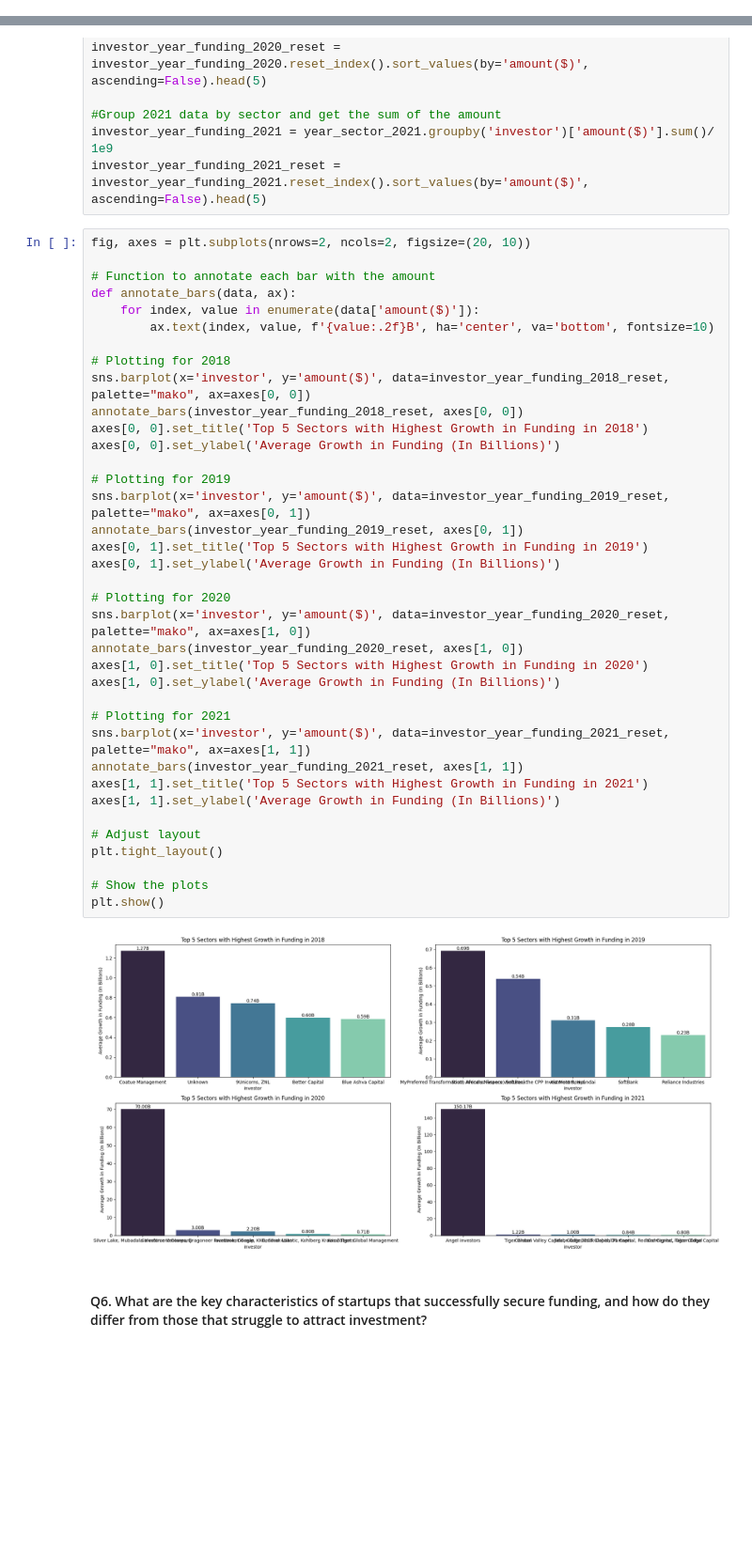
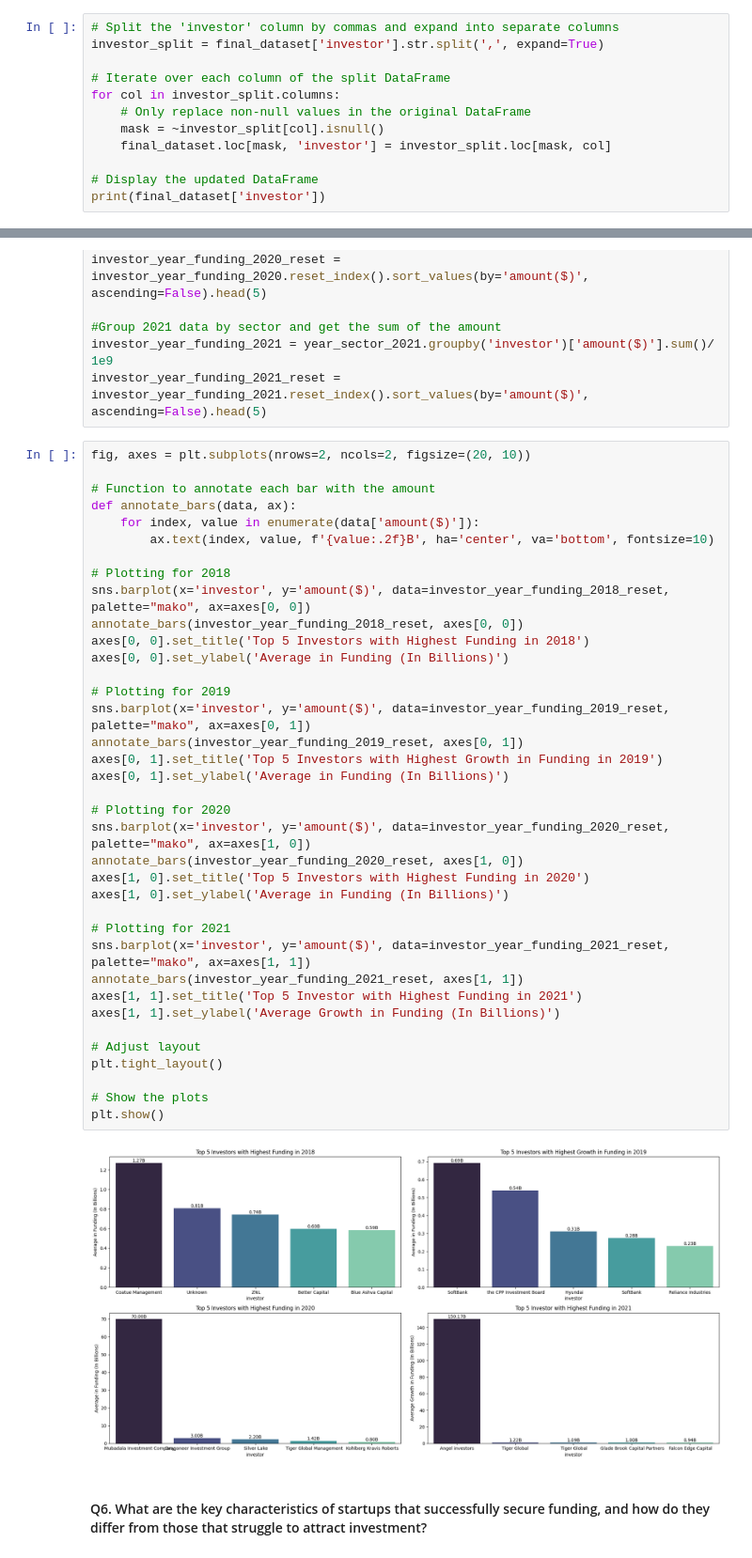
Before and after one commit to heldana30/Azubi_Africa_Live_Project_Indian_Startup_Funding_Analysis, a Jupyter notebook: indian_start_up_funding_analysis.ipynb, the cells around one changed output, grey strips where cells are left out. Shown at 94% size. Cells and saved outputs as stored; diff of their text form; blank space fills up the shorter version.

Commit message:
clean investors column, answer last business question and modification on some visuals.

```diff
--- a/indian_start_up_funding_analysis.ipynb
+++ b/indian_start_up_funding_analysis.ipynb
@@ -1171,0 +1175,12 @@ dtype: int64
+# %%
+# Split the 'investor' column by commas and expand into separate columns
+investor_split = final_dataset['investor'].str.split(',', expand=True)
+
+# Iterate over each column of the split DataFrame
+for col in investor_split.columns:
+    # Only replace non-null values in the original DataFrame
+    mask = ~investor_split[col].isnull()
+    final_dataset.loc[mask, 'investor'] = investor_split.loc[mask, col]
+
+# Display the updated DataFrame
+print(final_dataset['investor'])
@@ -1709,40 +1711,40 @@ investor_year_funding_2021_reset = investor_year_funding_2021.reset_index().sort
 fig, axes = plt.subplots(nrows=2, ncols=2, figsize=(20, 10))
 
 # Function to annotate each bar with the amount
 def annotate_bars(data, ax):
     for index, value in enumerate(data['amount($)']):
         ax.text(index, value, f'{value:.2f}B', ha='center', va='bottom', fontsize=10)
 
 # Plotting for 2018
 sns.barplot(x='investor', y='amount($)', data=investor_year_funding_2018_reset, palette="mako", ax=axes[0, 0])
 annotate_bars(investor_year_funding_2018_reset, axes[0, 0])
-axes[0, 0].set_title('Top 5 Sectors with Highest Growth in Funding in 2018')
-axes[0, 0].set_ylabel('Average Growth in Funding (In Billions)')
+axes[0, 0].set_title('Top 5 Investors with Highest Funding in 2018')
+axes[0, 0].set_ylabel('Average in Funding (In Billions)')
 
 # Plotting for 2019
 sns.barplot(x='investor', y='amount($)', data=investor_year_funding_2019_reset, palette="mako", ax=axes[0, 1])
 annotate_bars(investor_year_funding_2019_reset, axes[0, 1])
-axes[0, 1].set_title('Top 5 Sectors with Highest Growth in Funding in 2019')
-axes[0, 1].set_ylabel('Average Growth in Funding (In Billions)')
+axes[0, 1].set_title('Top 5 Investors with Highest Growth in Funding in 2019')
+axes[0, 1].set_ylabel('Average in Funding (In Billions)')
 
 # Plotting for 2020
 sns.barplot(x='investor', y='amount($)', data=investor_year_funding_2020_reset, palette="mako", ax=axes[1, 0])
 annotate_bars(investor_year_funding_2020_reset, axes[1, 0])
-axes[1, 0].set_title('Top 5 Sectors with Highest Growth in Funding in 2020')
-axes[1, 0].set_ylabel('Average Growth in Funding (In Billions)')
+axes[1, 0].set_title('Top 5 Investors with Highest Funding in 2020')
+axes[1, 0].set_ylabel('Average in Funding (In Billions)')
 
 # Plotting for 2021
 sns.barplot(x='investor', y='amount($)', data=investor_year_funding_2021_reset, palette="mako", ax=axes[1, 1])
 annotate_bars(investor_year_funding_2021_reset, axes[1, 1])
-axes[1, 1].set_title('Top 5 Sectors with Highest Growth in Funding in 2021')
+axes[1, 1].set_title('Top 5 Investor with Highest Funding in 2021')
 axes[1, 1].set_ylabel('Average Growth in Funding (In Billions)')
 
 # Adjust layout
 plt.tight_layout()
 
 # Show the plots
 plt.show()
 # %% [output]
-[figure, old version]
+[figure, new version]
 # %% [markdown]
 #### Q6. What are the key characteristics of startups that successfully secure funding, and how do they differ from those that struggle to attract investment?
```
Also changed, not shown: parts of 7 cells of this notebook.
